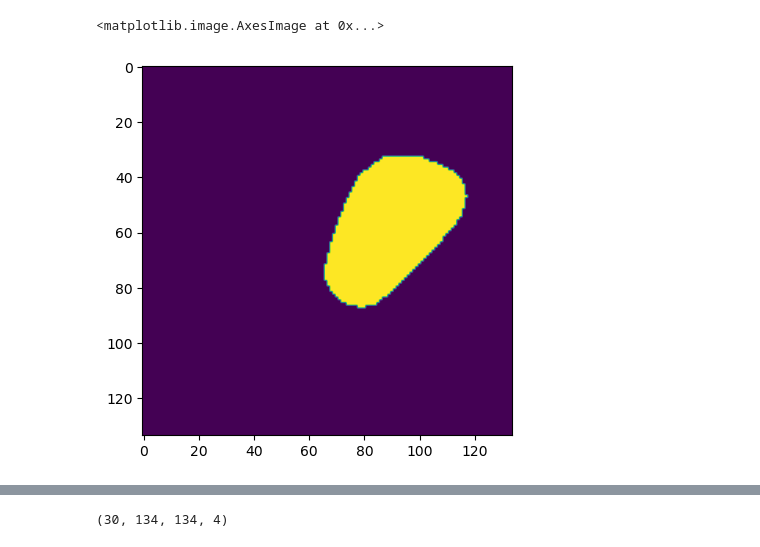
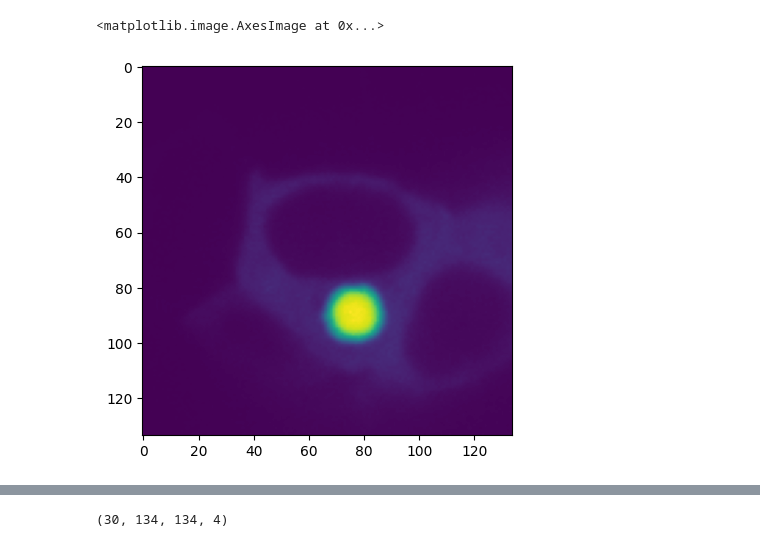
Before and after one commit to HugoLeRoy94/Unet_HEK_Cells, a Jupyter notebook: prepare_mask.ipynb, the cells around one changed output, grey strips where cells are left out. Saved outputs shown, nothing was run; the diff lists cells and outputs as text; code cells hidden in the pictures.

```diff
--- a/prepare_mask.ipynb
+++ b/prepare_mask.ipynb
@@ -11,3 +11,8 @@ for i,stack in enumerate(sncaip):
+# %%
+plt.imshow(sncaip[0][10])
+# %% [output]
+<matplotlib.image.AxesImage at 0x...>
+[figure, added]
 # %%
 mask_folder = '/home/hcleroy/PostDoc/Colab_David/ExperimentalData/Processed_Cell_Crops/mask/'
 cell_names = [mask_folder+'cell'+str(i)+'.tiff' for i in range(10)]
@@ -17,8 +22,3 @@ cyt_names = [mask_folder+'cyt'+str(i)+'.tiff' for i in range(10)]
 cell_img = [tf.imread(name) for name in cell_names]
 cond_img = [tf.imread(name) for name in cond_names]
 cyt_img = [tf.imread(name) for name in cyt_names]
-# %%
-plt.imshow(cell_img[0][0] - cyt_img[0][0] - cond_img[0][0])
-# %% [output]
-<matplotlib.image.AxesImage at 0x...>
-[figure, removed]
```
Also changed, not shown: parts of 4 cells of this notebook, 5 other files.
